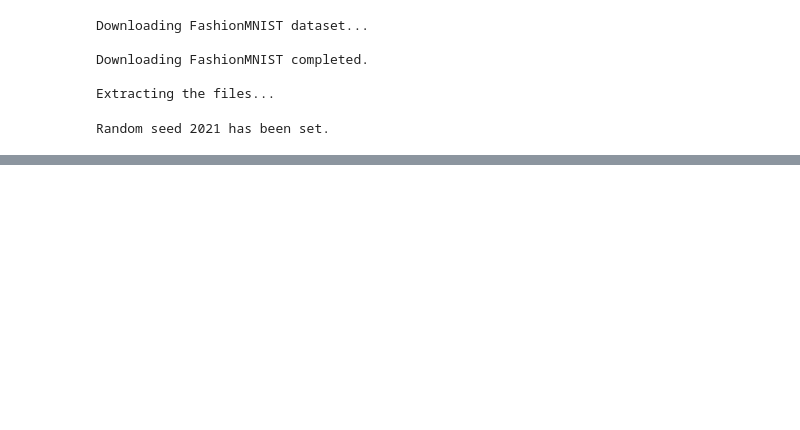
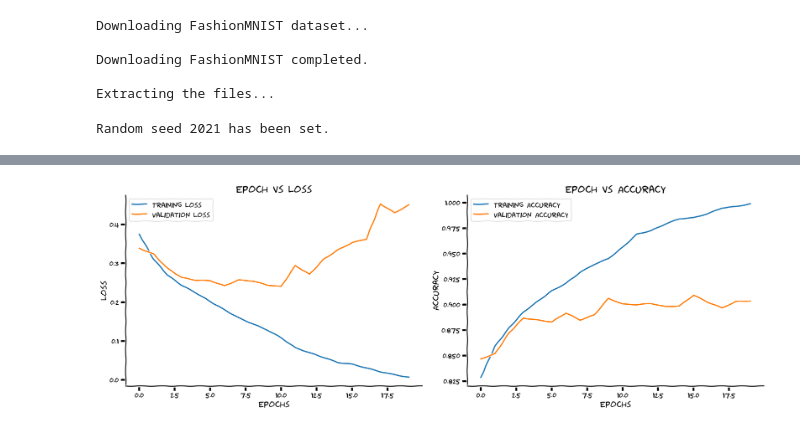
Before and after one commit to hiiambobby/NMA_Course, a Jupyter notebook: notebook45fc02f609.ipynb, the cells around one changed output, grey strips where cells are left out. Saved outputs shown, nothing was run; the diff lists cells and outputs as text; code cells hidden in the pictures; blank space fills up the shorter version.

```diff
--- a/notebook45fc02f609.ipynb
+++ b/notebook45fc02f609.ipynb
@@ -545,0 +651,79 @@ plt.show()
+# %%
+def train(model, device, train_loader, validation_loader, epochs):
+  """
+  Training loop
+
+  Args:
+    model: nn.module
+      Neural network instance
+    device: string
+      GPU/CUDA if available, CPU otherwise
+    epochs: int
+      Number of epochs
+    train_loader: torch.loader
+      Training Set
+    validation_loader: torch.loader
+      Validation set
+
+  Returns:
+    Nothing
+  """
+  criterion =  nn.CrossEntropyLoss()
+  optimizer = torch.optim.SGD(model.parameters(), lr=0.01, momentum=0.9)
+  train_loss, validation_loss = [], []
+  train_acc, validation_acc = [], []
+  with tqdm(range(epochs), unit='epoch') as tepochs:
+    tepochs.set_description('Training')
+    for epoch in tepochs:
+      model.train()
+      # Keeps track of the running loss
+      running_loss = 0.
+      correct, total = 0, 0
+      for data, target in train_loader:
+        data, target = data.to(device), target.to(device)
+        output = model(data)
+        optimizer.zero_grad()
+        loss = criterion(output, target)
+        loss.backward()
+        optimizer.step()
+
+        tepochs.set_postfix(loss=loss.item())
+        running_loss += loss.item()  # Add the loss for this batch
+
+        _, predicted = torch.max(output, 1)
+        total += target.size(0)
+        correct += (predicted == target).sum().item()
+
+      train_loss.append(running_loss / len(train_loader))  # Append the loss for this epoch (running loss divided by the number of batches e.g. len(train_loader))
+      train_acc.append(correct / total)
+
+      # Evaluate on validation data
+      model.eval()
+      running_loss = 0.
+      correct, total = 0, 0
+      for data, target in validation_loader:
+        data, target = data.to(device), target.to(device)
+        optimizer.zero_grad()
+        output = model(data)
+        loss = criterion(output, target)
+        tepochs.set_postfix(loss=loss.item())
+        running_loss += loss.item()
+        # Get accuracy
+        _, predicted = torch.max(output, 1)
+        total += target.size(0)
+        correct += (predicted == target).sum().item()
+
+      validation_loss.append(running_loss / len(validation_loader))
+      validation_acc.append(correct / total)
+
+  return train_loss, train_acc, validation_loss, validation_acc
+
+
+set_seed(SEED)
+## Uncomment to test your training loop
+net = FMNIST_Net1(num_classes=2).to(DEVICE)
+train_loss, train_acc, validation_loss, validation_acc = train(net, DEVICE, train_loader, validation_loader, 20)
+print(f'Test accuracy is: {test(net, DEVICE, test_loader)}')
+with plt.xkcd():
+  plot_loss_accuracy(train_loss, train_acc, validation_loss, validation_acc)
+# %% [output]
@@ -545,0 +732 @@ plt.show()
+[figure, added]
```
Also changed, not shown: parts of 6 cells of this notebook.
